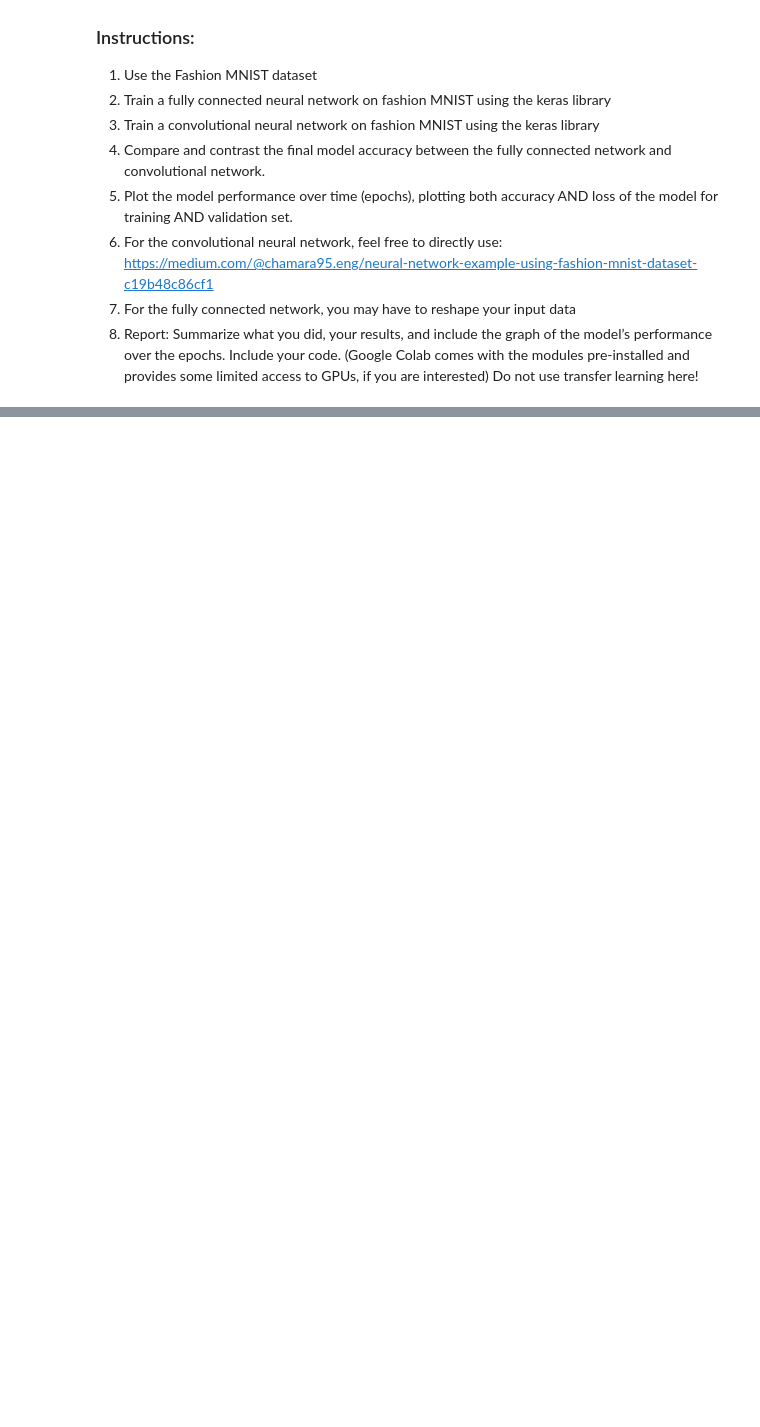
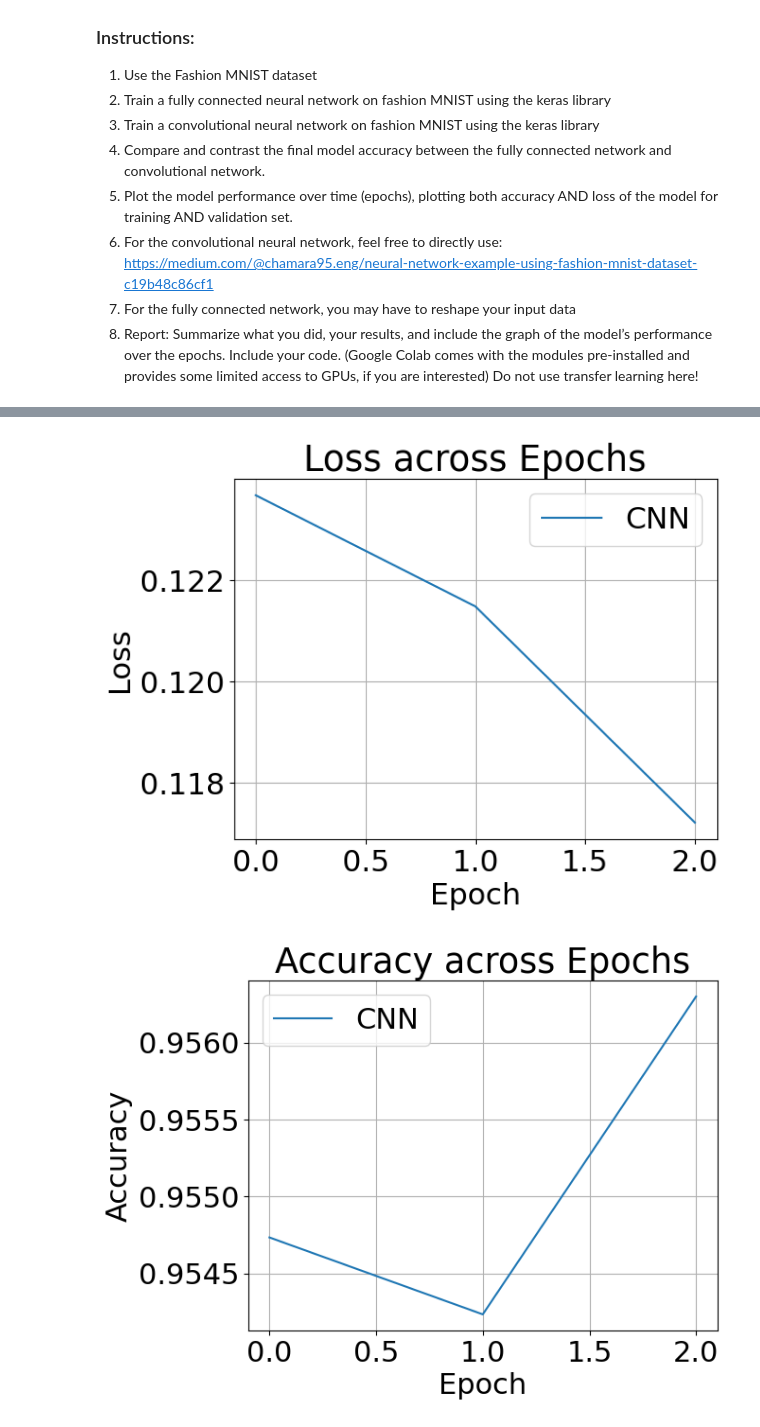
Before and after one commit to SethCram/CS404-Machine-RoboticVision, a Jupyter notebook: Assignments/Assignment7_TrainingNNs/FashionMnistCNNvsNN.ipynb, the cells around one changed output, grey strips where cells are left out. Drawn from its saved outputs; the diff is of its cells as text; code cells hidden in the pictures; blank space fills up the shorter version.

Commit message:
plotting successful

```diff
--- a/Assignments/Assignment7_TrainingNNs/FashionMnistCNNvsNN.ipynb
+++ b/Assignments/Assignment7_TrainingNNs/FashionMnistCNNvsNN.ipynb
@@ -68,12 +68,15 @@ model.compile(
 )
 # %%
 #Model training
-model.fit(
+
+epochs = 3
+
+history_CNN = model.fit(
     x_train,
     y_train_labels,
-    epochs=10
+    epochs=epochs
 )
 
 #Model Evaluation
-test_loss, test_acc = model.evaluate(x_test, y_test_labels)
+test_loss_CNN, test_acc_CNN = model.evaluate(x_test, y_test_labels)
 # %% [output]
@@ -98,0 +91,28 @@ Epoch 10/10
+# %%
+#Plotting
+
+t = np.arange(epochs)
+
+#Loss Plot
+plt.rcParams.update({'font.size': 22})
+plt.title("Loss across Epochs")
+plt.plot(t, history_CNN.history['loss'], label='CNN')
+#plt.plot(t, history_FC.history['loss'], label='FC')
+plt.ylabel('Loss')
+plt.xlabel('Epoch')
+plt.legend()
+plt.grid()
+plt.show()
+
+#Accuracy Plot
+plt.title("Accuracy across Epochs")
+plt.plot(t, history_CNN.history['accuracy'], label='CNN')
+#plt.plot(t, history_FC.history['acc'], label='FC')
+plt.ylabel('Accuracy')
+plt.xlabel('Epoch')
+plt.legend()
+plt.grid()
+plt.show()
+# %% [output]
+[figure, added]
+[figure, added]
```
Also changed, not shown: parts of 2 cells of this notebook.
